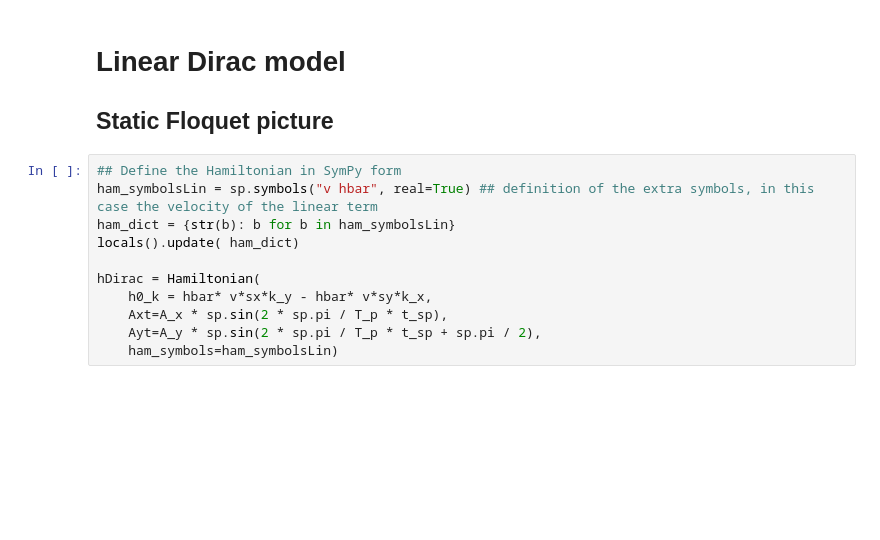
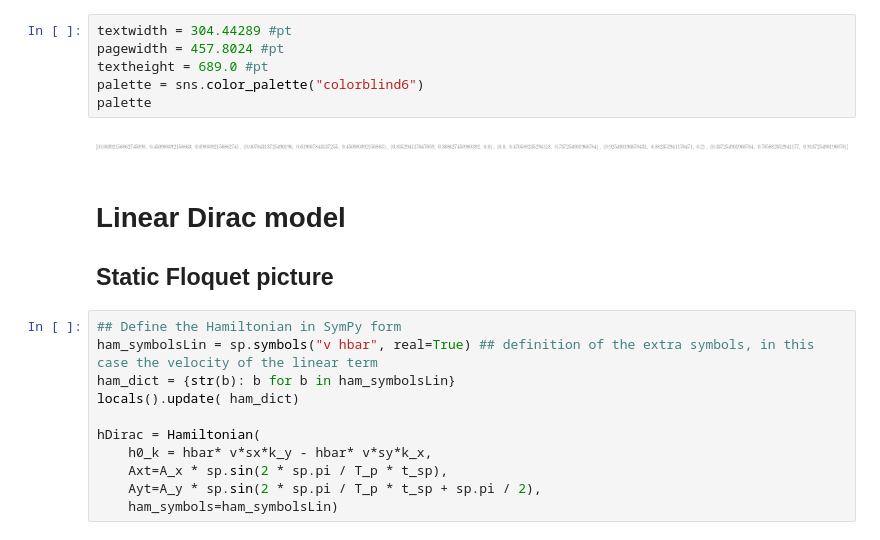
Before and after one commit to howbgl/Floquet_Dirac_ttp, a Jupyter notebook: LinearDirac.ipynb, the cells around one changed output. Drawn from its saved outputs; the diff is of its cells as text; blank space fills up the shorter version.

```diff
--- a/LinearDirac.ipynb
+++ b/LinearDirac.ipynb
@@ -18,4 +81,12 @@ plotParams('paper')
 %matplotlib inline
+# %%
+textwidth = 304.44289 #pt
+pagewidth = 457.8024 #pt
+textheight = 689.0 #pt
+palette = sns.color_palette("colorblind6")
+palette
+# %% [output]
+[figure, added]
 # %% [markdown]
 # Linear Dirac model
 ## Static Floquet picture
```
Also changed, not shown: parts of 28 cells of this notebook, 4 other files.
